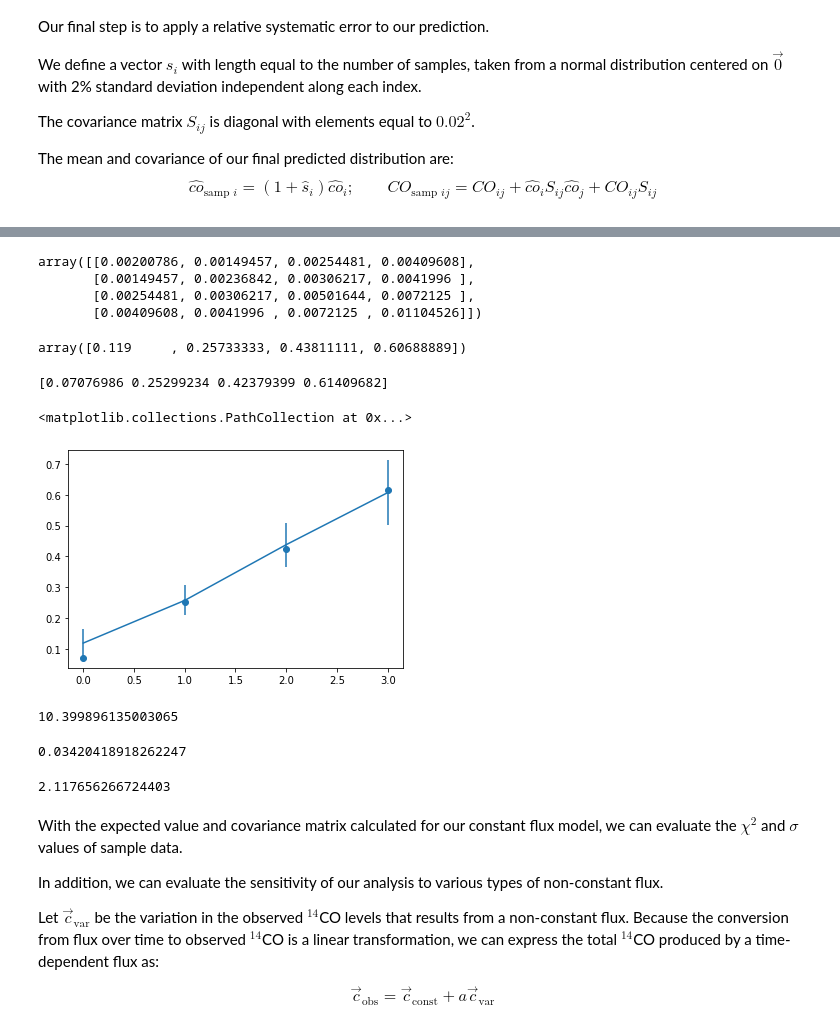
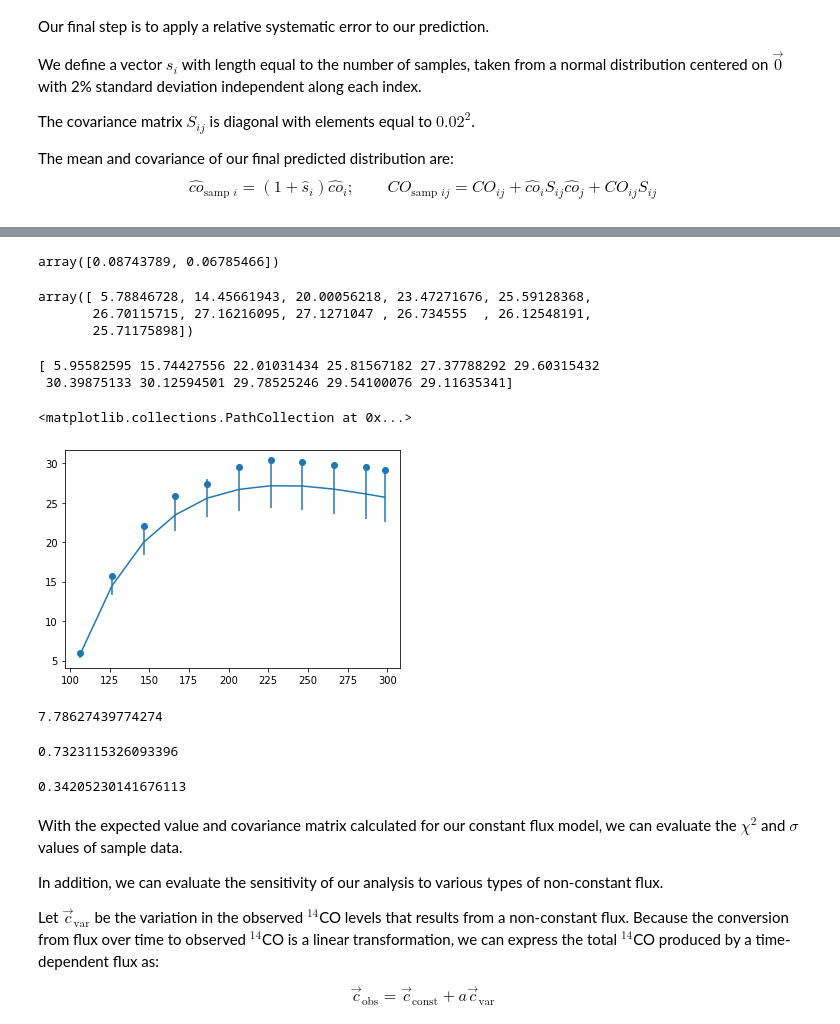
Before and after one commit to 14CO/In-Situ-14C, a Jupyter notebook: Covariance Test.ipynb, the cells around one changed output, grey strips where cells are left out. Drawn from its saved outputs; the diff is of its cells as text; code cells hidden in the pictures.

```diff
--- a/Covariance Test.ipynb
+++ b/Covariance Test.ipynb
@@ -107,0 +77,3 @@ array([[[6.33806022e-01, 5.73169598e-01, 4.74521976e-01, ...,
+# %%
+Prop.Phi['prod']=P_14C
+C_flow = F.flow_14C(Prop)
@@ -107,0 +82,12 @@ array([[[6.33806022e-01, 5.73169598e-01, 4.74521976e-01, ...,
+# %%
+C_pred = C_flow[-1:] @ Prop.S_mat[Prop.i_start:]
+C_weights = np.ones(len(C_pred))
+
+f_factors = np.array([df['fast'],df['f_neg']]).T[1:]
+f_weights = np.array(np.exp(-df['Chi_sq']/2))[1:] # convert chi^2 to prior weight
+
+f_pure_avg = np.average(f_factors, weights=f_weights, axis=0)
+C_norm = np.sum(f_pure_avg @ C_flow[-1:] * Prop.dh[Prop.i_start:], axis=-1)
+
+C_pred = C_pred / np.reshape(C_norm, (-1,1,1))
+f_factors = f_factors * C_norm[-1]
@@ -131,9 +121,10 @@ C_avg = np.average(C_pred, weights=C_weights, axis=0)
 # axis0 - Production Mode
 # axis1 - Sample Depth
 
-C_cov = np.reshape(
-    np.cov(np.reshape(C_pred, (len(C_pred), -1)), rowvar=False, aweights=C_weights),
-    (*np.shape(C_avg), *np.shape(C_avg)))
+#C_cov = np.reshape(
+    #np.cov(np.reshape(C_pred, (len(C_pred), -1)), rowvar=False, aweights=C_weights),
+    #(*np.shape(C_avg), *np.shape(C_avg)))
+C_cov = np.zeros((2, len(Prop.z_samp), 2, len(Prop.z_samp)))
 # axis0 - Production Mode A
 # axis1 - Sample Depth A
 # axis2 - Production Mode B
@@ -206,43 +173,44 @@ array([[[0., 0., 0., ..., 0., 0., 0.],
-# %%
-CO_samp_cov
-# %% [output]
-array([[0.00200786, 0.00149457, 0.00254481, 0.00409608],
-       [0.00149457, 0.00236842, 0.00306217, 0.0041996 ],
-       [0.00254481, 0.00306217, 0.00501644, 0.0072125 ],
-       [0.00409608, 0.0041996 , 0.0072125 , 0.01104526]])
+# %%
+f_pure_avg
+# %% [output]
+array([0.08743789, 0.06785466])
 # %%
 CO_avg
 # %% [output]
-array([0.119     , 0.25733333, 0.43811111, 0.60688889])
+array([ 5.78846728, 14.45661943, 20.00056218, 23.47271676, 25.59128368,
+       26.70115715, 27.16216095, 27.1271047 , 26.734555  , 26.12548191,
+       25.71175898])
 # %%
 x = np.random.multivariate_normal(CO_avg, CO_samp_cov)
 print(x)
 # %% [output]
-[0.07076986 0.25299234 0.42379399 0.61409682]
+[ 5.95582595 15.74427556 22.01031434 25.81567182 27.37788292 29.60315432
+ 30.39875133 30.12594501 29.78525246 29.54100076 29.11635341]
 # %%
-plt.errorbar(np.arange(4), CO_avg, yerr=np.sqrt(np.diag(CO_samp_cov)))
-plt.scatter(np.arange(4), x)
+plt.errorbar(Prop.z_samp, CO_avg, yerr=np.sqrt(np.diag(CO_samp_cov)))
+#plt.plot(Prop.z_samp, f_avg @ C_pred)
+plt.scatter(Prop.z_samp, x)
 # %% [output]
 <matplotlib.collections.PathCollection at 0x...>
-[figure, old version]
+[figure, new version]
 # %%
 # calculate chi^2 value
 chi2 = (x-CO_avg).T @ CO_samp_cov_inv @ (x-CO_avg)
 print(chi2)
 # %% [output]
-10.399896135003065
+7.78627439774274
 # %%
 # calculate p-value
 p = 1-stats.chi2.cdf(chi2, len(x))
 print(p)
 # %% [output]
-0.03420418918262247
+0.7323115326093396
 # %%
 # calculate standard deviations
 sig = stats.norm.isf(p/2.)
 print(sig)
 # %% [output]
-2.117656266724403
+0.34205230141676113
 # %% [markdown]
 With the expected value and covariance matrix calculated for our constant flux model, we can evaluate the $\chi^2$ and $\sigma$ values of sample data.
 
```
Also changed, not shown: parts of 44 cells of this notebook, 2 other files.
